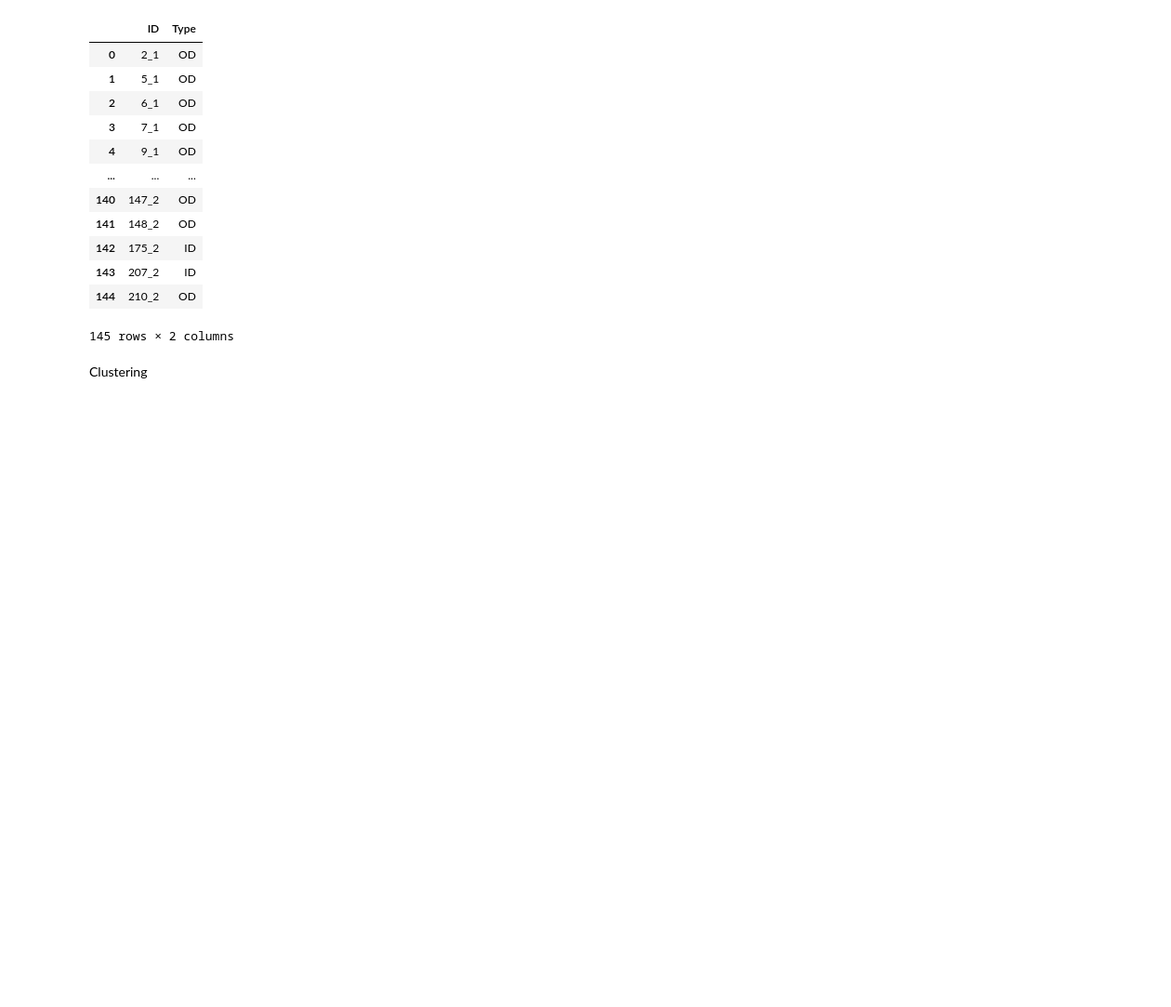
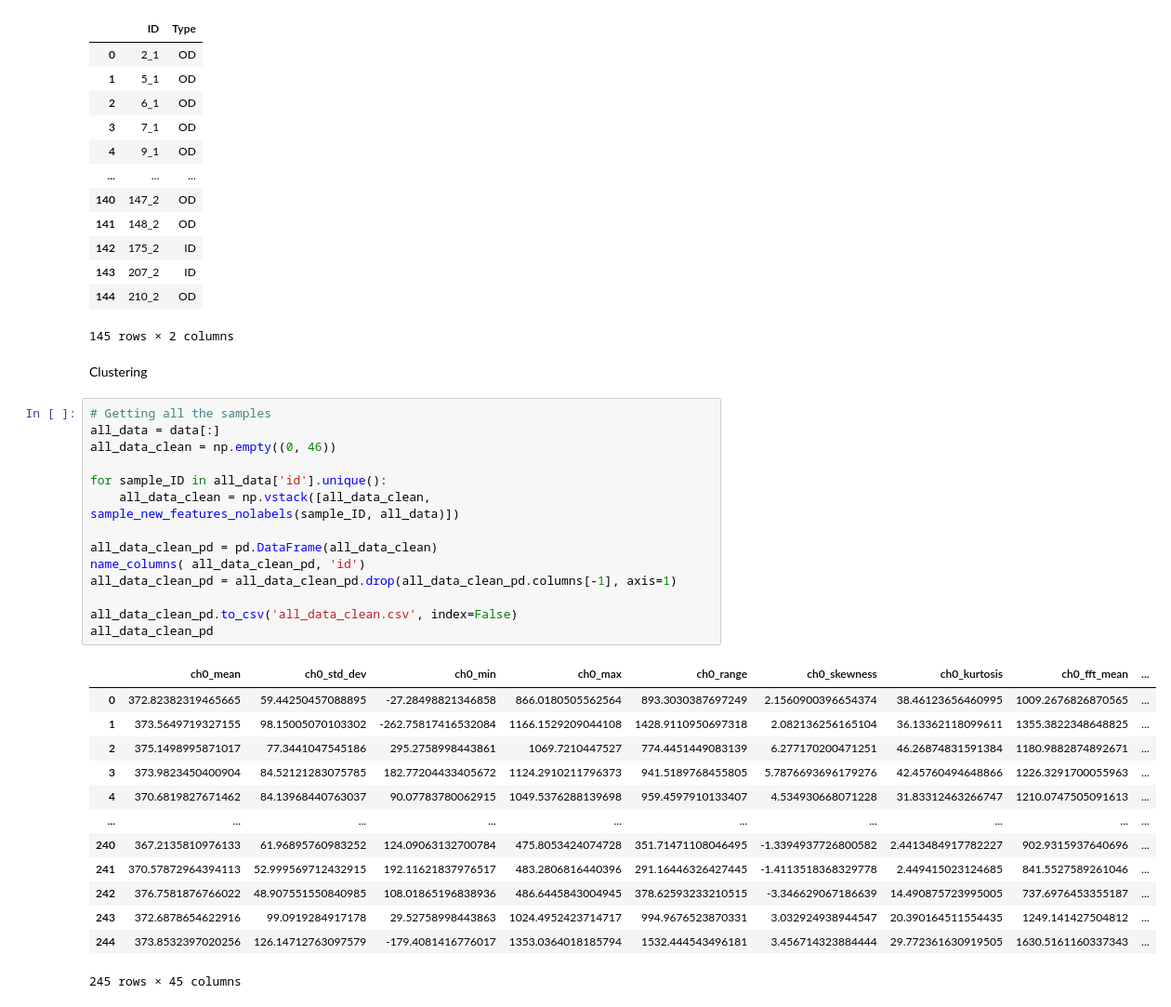
Before and after one commit to AKAD0/Pipes, a Jupyter notebook: 1.ipynb, the cells around one changed output. Shown: that part at 93% size. Cells and saved outputs as stored; diff of their text form; blank space fills up the shorter version.

```diff
--- a/1.ipynb
+++ b/1.ipynb
@@ -224,3 +227,31 @@ rest_pd
 145 rows × 2 columns
 # %% [markdown]
 Clustering
+# %%
+# Getting all the samples
+all_data = data[:]
+all_data_clean = np.empty((0, 46))
+
+for sample_ID in all_data['id'].unique():
+    all_data_clean = np.vstack([all_data_clean, sample_new_features_nolabels(sample_ID, all_data)])
+
+all_data_clean_pd = pd.DataFrame(all_data_clean)
+name_columns( all_data_clean_pd, 'id')
+all_data_clean_pd = all_data_clean_pd.drop(all_data_clean_pd.columns[-1], axis=1)
+
+all_data_clean_pd.to_csv('all_data_clean.csv', index=False)
+all_data_clean_pd
+# %% [output]
+|  | ch0_mean | ch0_std_dev | ch0_min | ch0_max | ch0_range | ch0_skewness | ch0_kurtosis | ch0_fft_mean | ... |
+| 0 | 372.82382319465665 | 59.44250457088895 | -27.28498821346858 | 866.0180505562564 | 893.3030387697249 | 2.1560900396654374 | 38.46123656460995 | 1009.2676826870565 | ... |
+| 1 | 373.5649719327155 | 98.15005070103302 | -262.75817416532084 | 1166.1529209044108 | 1428.9110950697318 | 2.082136256165104 | 36.13362118099611 | 1355.3822348648825 | ... |
+| 2 | 375.1498995871017 | 77.3441047545186 | 295.2758998443861 | 1069.7210447527 | 774.4451449083139 | 6.277170200471251 | 46.26874831591384 | 1180.9882874892671 | ... |
+| 3 | 373.9823450400904 | 84.52121283075785 | 182.77204433405672 | 1124.2910211796373 | 941.5189768455805 | 5.7876693696179276 | 42.45760494648866 | 1226.3291700055963 | ... |
+| 4 | 370.6819827671462 | 84.13968440763037 | 90.07783780062915 | 1049.5376288139698 | 959.4597910133407 | 4.534930668071228 | 31.83312463266747 | 1210.0747505091613 | ... |
+| ... | ... | ... | ... | ... | ... | ... | ... | ... | ... |
+| 240 | 367.2135810976133 | 61.96895760983252 | 124.09063132700784 | 475.8053424074728 | 351.71471108046495 | -1.3394937726800582 | 2.4413484917782227 | 902.9315937640696 | ... |
+| 241 | 370.57872964394113 | 52.999569712432915 | 192.11621837976517 | 483.2806816440396 | 291.16446326427445 | -1.4113518368329778 | 2.449415023124685 | 841.5527589261046 | ... |
+| 242 | 376.7581876766022 | 48.907551550840985 | 108.01865196838936 | 486.6445843004945 | 378.62593233210515 | -3.346629067186639 | 14.490875723995005 | 737.6976453355187 | ... |
+| 243 | 372.6878654622916 | 99.0919284917178 | 29.52758998443863 | 1024.4952423714717 | 994.9676523870331 | 3.032924938944547 | 20.390164511554435 | 1249.141427504812 | ... |
+| 244 | 373.8532397020256 | 126.14712763097579 | -179.4081416776017 | 1353.0364018185794 | 1532.444543496181 | 3.456714323884444 | 29.772361630919505 | 1630.5161160337343 | ... |
+245 rows × 45 columns
```
Also changed, not shown: parts of 2 cells of this notebook, 1 other file.
